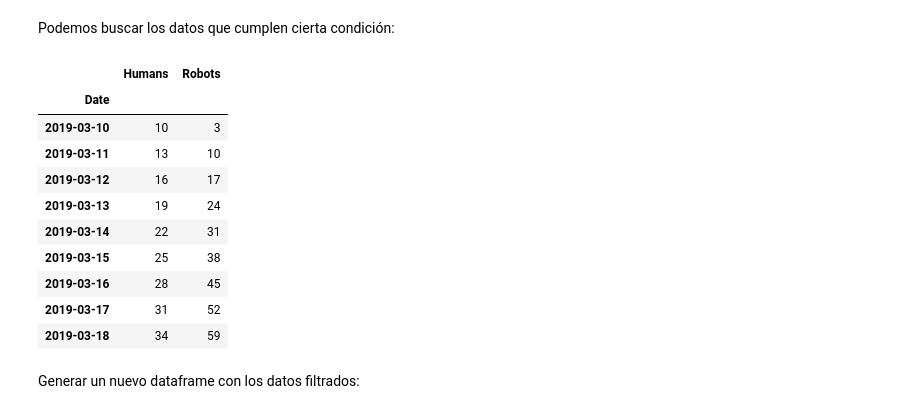
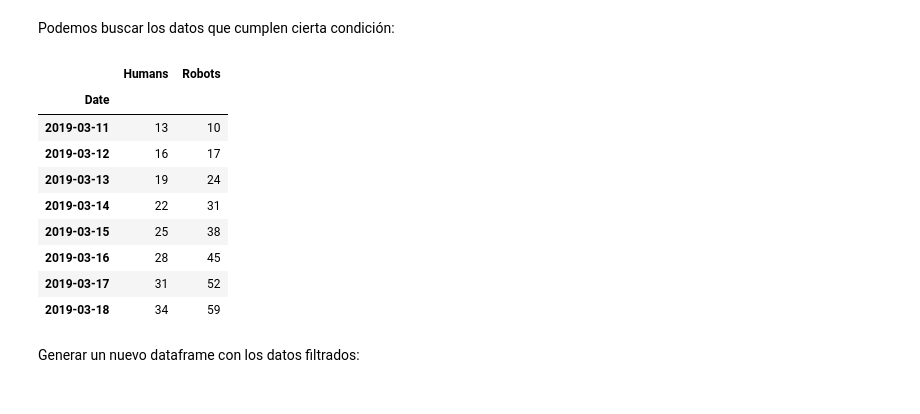
Before and after one commit to raulbenitez/postgrau_IML_exploratory, a Jupyter notebook: EXPLORATORY/Intro_python_data_science.ipynb, the cells around one changed output. Drawn from its saved outputs; the diff is of its cells as text; code cells hidden in the pictures.

```diff
--- a/EXPLORATORY/Intro_python_data_science.ipynb
+++ b/EXPLORATORY/Intro_python_data_science.ipynb
@@ -113,11 +117,10 @@ df.loc[datetime.date(year=2019,month=1,day=1):datetime.date(year=2019,month=3,da
 # %% [markdown]
 Podemos buscar los datos que cumplen cierta condición:
 # %%
-df.loc[df['Humans']>6]
+df.loc[df['Humans']>10]
 # %% [output]
 |  | Humans | Robots |
 | Date |  |  |
-| 2019-03-10 | 10 | 3 |
 | 2019-03-11 | 13 | 10 |
 | 2019-03-12 | 16 | 17 |
 | 2019-03-13 | 19 | 24 |
```
Also changed, not shown: parts of 7 cells of this notebook.
